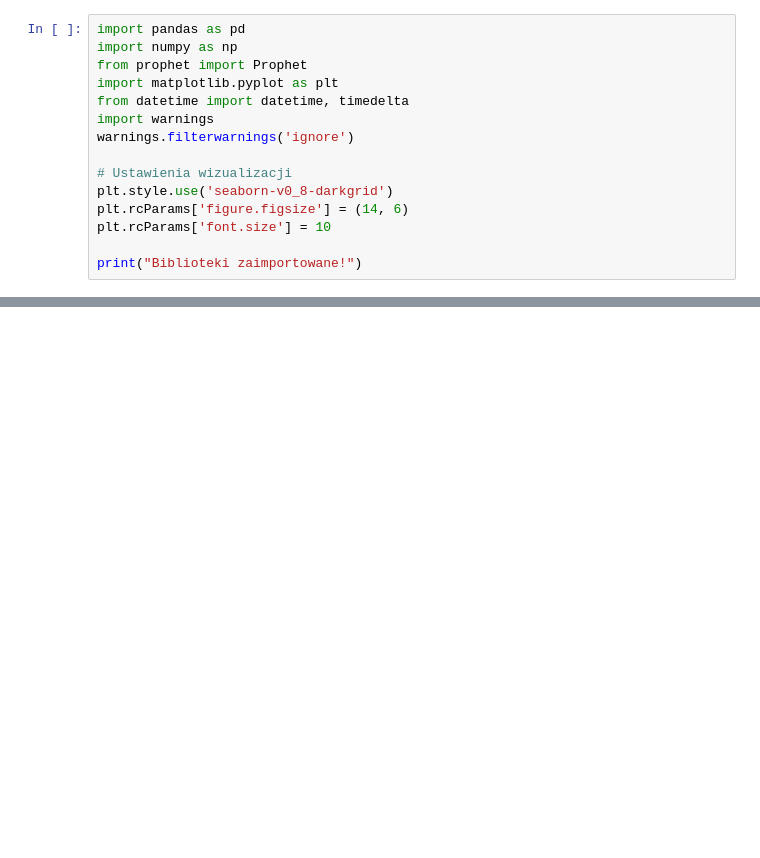
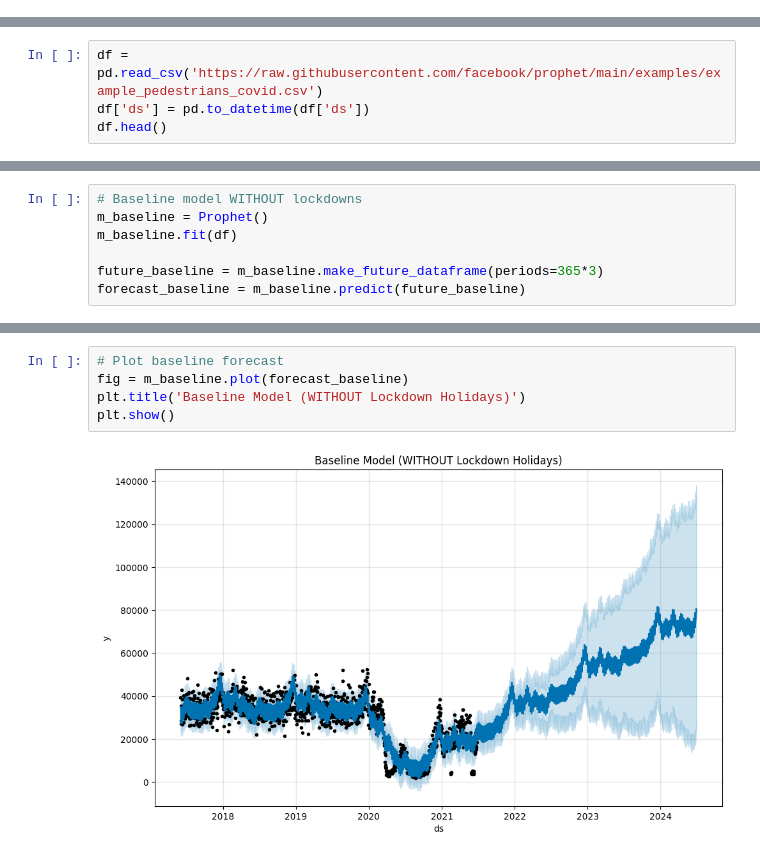
Before and after one commit to marcinkieruzel/PROPHET, a Jupyter notebook: PEDESTRAINS/docs_example.ipynb, the cells around one changed output, grey strips where cells are left out. Cells and saved outputs as stored; diff of their text form; blank space fills up the shorter version.

```diff
--- a/PEDESTRAINS/docs_example.ipynb
+++ b/PEDESTRAINS/docs_example.ipynb
@@ -18,15 +0,0 @@ Lockdowny COVID-19 spowodowały nagłe i znaczące zmiany w wielu szeregach czas
-# %%
-import pandas as pd
-import numpy as np
-from prophet import Prophet
-import matplotlib.pyplot as plt
-from datetime import datetime, timedelta
-import warnings
-warnings.filterwarnings('ignore')
-
-# Ustawienia wizualizacji
-plt.style.use('seaborn-v0_8-darkgrid')
-plt.rcParams['figure.figsize'] = (14, 6)
-plt.rcParams['font.size'] = 10
-
-print("Biblioteki zaimportowane!")
@@ -440,0 +16,4 @@ forecast = model.predict(future)
+# %%
+df = pd.read_csv('https://raw.githubusercontent.com/facebook/prophet/main/examples/example_pedestrians_covid.csv')
+df['ds'] = pd.to_datetime(df['ds'])
+df.head()
@@ -440,0 +24,7 @@ forecast = model.predict(future)
+# %%
+# Baseline model WITHOUT lockdowns
+m_baseline = Prophet()
+m_baseline.fit(df)
+
+future_baseline = m_baseline.make_future_dataframe(periods=365*3)
+forecast_baseline = m_baseline.predict(future_baseline)
@@ -440,0 +34,7 @@ forecast = model.predict(future)
+# %%
+# Plot baseline forecast
+fig = m_baseline.plot(forecast_baseline)
+plt.title('Baseline Model (WITHOUT Lockdown Holidays)')
+plt.show()
+# %% [output]
+[figure, added]
```
Also changed, not shown: parts of 52 cells of this notebook, 1 other file.
